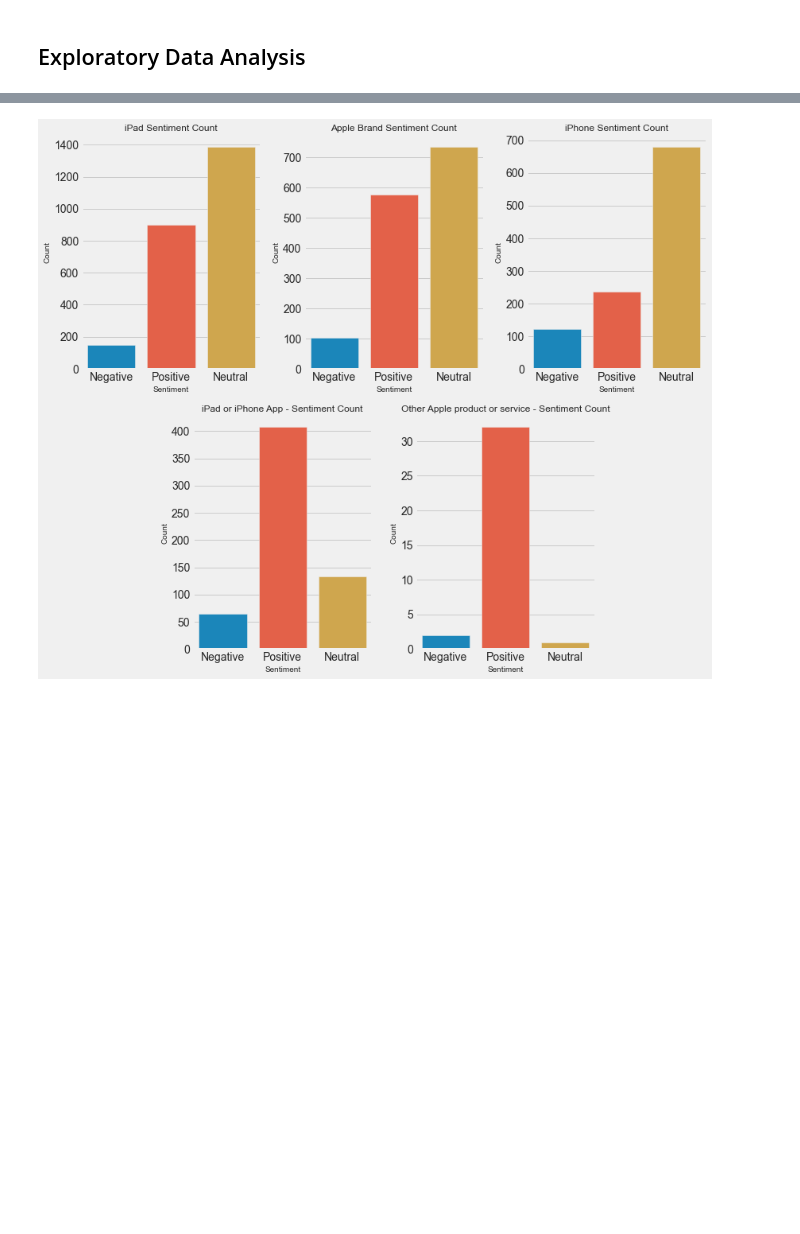
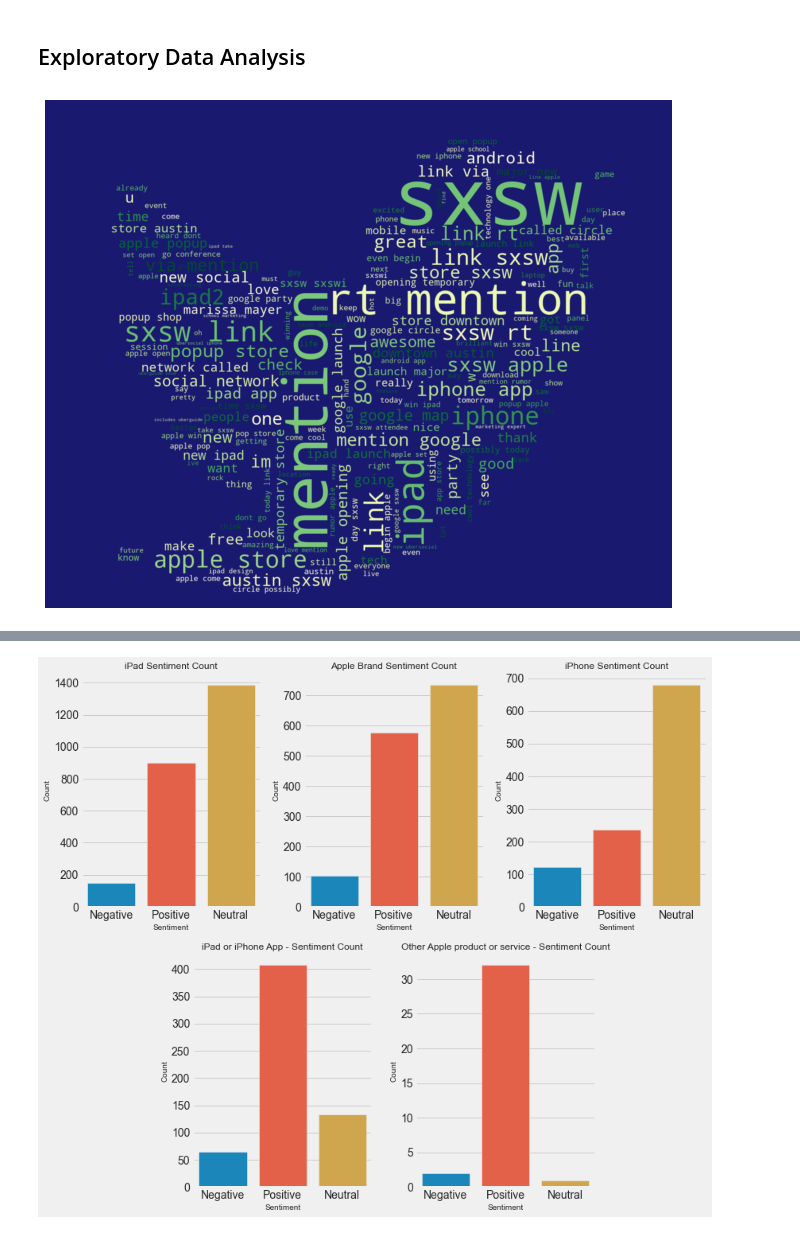
Before and after one commit to jeremy-lee93/nlp-brand-sentiment-analysis, a Jupyter notebook: EDA_and_modeling.ipynb, the cells around one changed output, grey strips where cells are left out. Cells and saved outputs as stored; diff of their text form; code cells hidden in the pictures; blank space fills up the shorter version.

Commit message:
created word clouds for EDA

```diff
--- a/EDA_and_modeling.ipynb
+++ b/EDA_and_modeling.ipynb
@@ -502,0 +506,35 @@ See the caveats in the documentation: http://pandas.pydata.org/pandas-docs/stabl
+# %%
+positive_text = []
+negative_text = []
+neutral_text = []
+
+df_positive = df_branded.loc[df_branded.sentiment == 1]
+df_negative = df_branded.loc[df_branded.sentiment == 0]
+df_neutral = df_branded.loc[df_branded.sentiment == 2]
+
+for list_element in df_positive['tweet_tokens']:
+    for word in list_element:
+        positive_text.append(word)
+
+for list_element in df_negative['tweet_tokens']:
+    for word in list_element:
+        negative_text.append(word)
+
+for list_element in df_neutral['tweet_tokens']:
+    for word in list_element:
+        neutral_text.append(word)
+
+positive_str = ' '.join(positive_text)
+negative_str = ' '.join(negative_text)
+neutral_str = ' '.join(neutral_text)
+# %%
+mask = np.array(Image.open('images/twitter_logo_2.png'))
+wc_pos = WordCloud(background_color="midnightblue", mask=mask, colormap='YlGn')
+wc_pos.generate(positive_str)
+
+plt.figure(figsize=(10,10))
+plt.imshow(wc_pos, interpolation='bilinear')
+plt.axis('off')
+plt.show()
+# %% [output]
+[figure, added]
```
Also changed, not shown: parts of 3 cells of this notebook, 5 other files.
